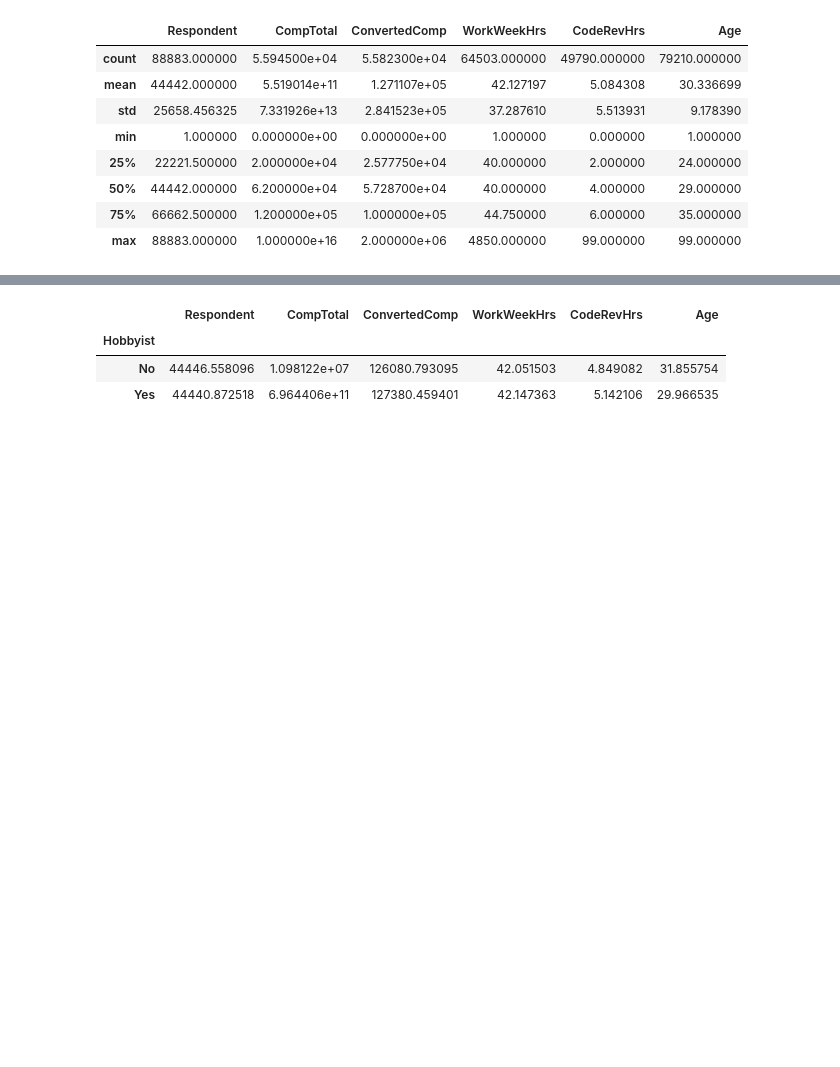
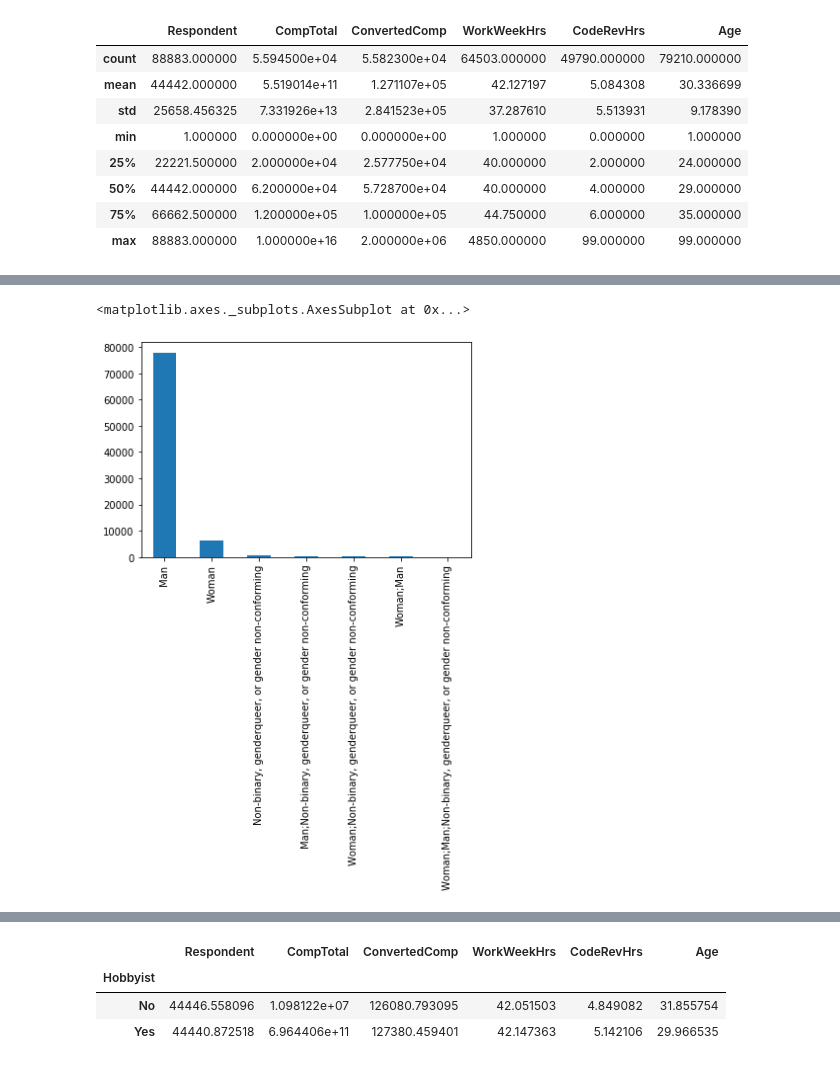
Before and after one commit to santoshvijapure/stakOverFLow_Data_Analysis, a Jupyter notebook: notebooks/language analytics.ipynb, the cells around one changed output, grey strips where cells are left out. Saved outputs shown, nothing was run; the diff lists cells and outputs as text; code cells hidden in the pictures; blank space fills up the shorter version.

```diff
--- a/notebooks/language analytics.ipynb
+++ b/notebooks/language analytics.ipynb
@@ -62,0 +75,5 @@ TypeError: Could not convert YesNoYesNoYesYesNoYesYesYesYesNoYesYesYesYesYesYesY
+# %%
+pd.value_counts(df["Gender"]).plot.bar()
+# %% [output]
+<matplotlib.axes._subplots.AxesSubplot at 0x...>
+[figure, added]
```
Also changed, not shown: parts of 16 cells of this notebook.
